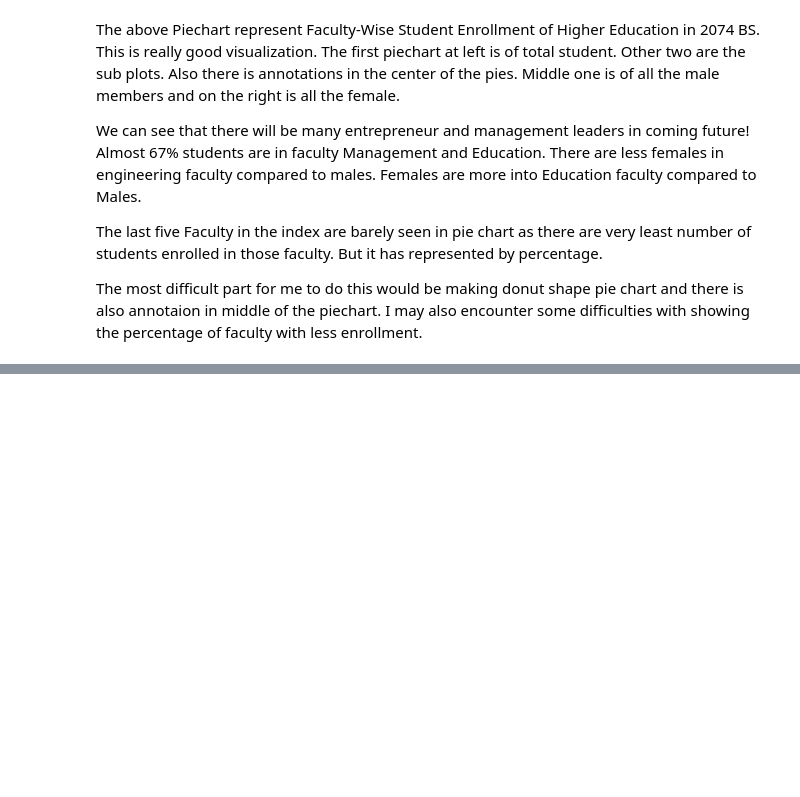
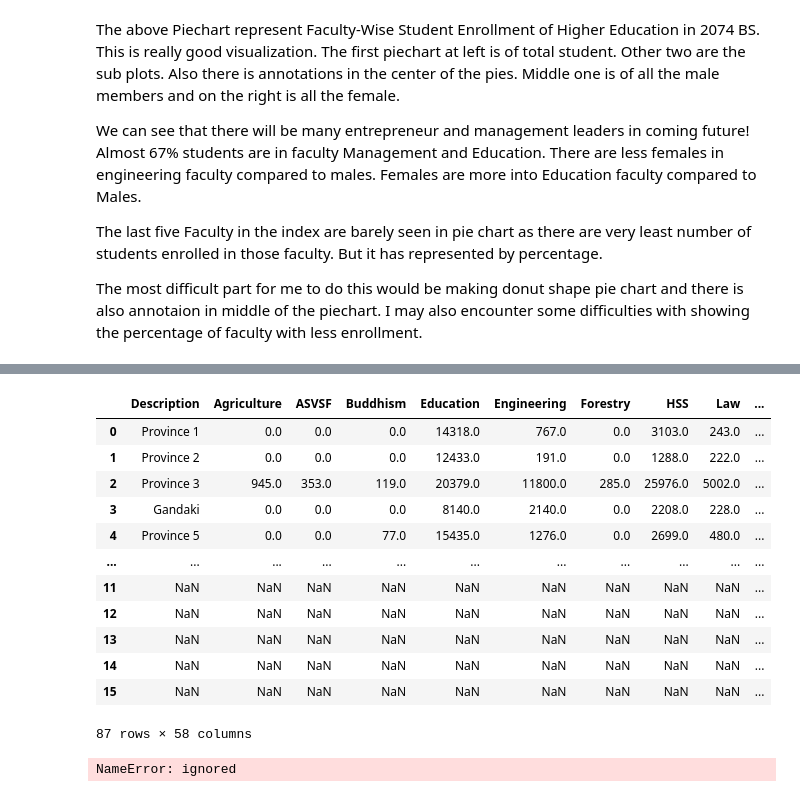
Before and after one commit to bidhan7/Data-Processing-Visualization-, a Jupyter notebook: Recreating_Masters_Proposal.ipynb, the cells around one changed output, grey strips where cells are left out. Drawn from its saved outputs; the diff is of its cells as text; code cells hidden in the pictures; blank space fills up the shorter version.

```diff
--- a/Recreating_Masters_Proposal.ipynb
+++ b/Recreating_Masters_Proposal.ipynb
@@ -23,0 +42,50 @@ The most difficult part for me to do this would be making donut shape pie chart
+# %%
+df1 = pd.concat(map(pd.read_csv, ['Faculty Wise Total Student Enrollment in Higher Education by Province in 207485.csv','Province -Wise TotalStudent Enrollment by Levelin 2074 BS.csv', 'Province-Wise Student Enrollment of Higher Education by Level in 2074 BS.csv','Share Percentage of Total Student Enrollment in School Education by Province in 2074 BS.csv','Total Number of Faculties of Higher Education by Province in 2074 BS.csv','Total Number of Universities and Campuses I Colleges by Province in 2074 BS.csv','University-Wise Student Enrollment of Higher Education by Levels in 2074 BS.csv','University-Wise Student Enrollment of Higher Education by Sex in 2074 BS.csv']))
+df1
+# %% [output]
+|  | Description | Agriculture | ASVSF | Buddhism | Education | Engineering | Forestry | HSS | Law | ... |
+| 0 | Province 1 | 0.0 | 0.0 | 0.0 | 14318.0 | 767.0 | 0.0 | 3103.0 | 243.0 | ... |
+| 1 | Province 2 | 0.0 | 0.0 | 0.0 | 12433.0 | 191.0 | 0.0 | 1288.0 | 222.0 | ... |
+| 2 | Province 3 | 945.0 | 353.0 | 119.0 | 20379.0 | 11800.0 | 285.0 | 25976.0 | 5002.0 | ... |
+| 3 | Gandaki | 0.0 | 0.0 | 0.0 | 8140.0 | 2140.0 | 0.0 | 2208.0 | 228.0 | ... |
+| 4 | Province 5 | 0.0 | 0.0 | 77.0 | 15435.0 | 1276.0 | 0.0 | 2699.0 | 480.0 | ... |
+| ... | ... | ... | ... | ... | ... | ... | ... | ... | ... | ... |
+| 11 | NaN | NaN | NaN | NaN | NaN | NaN | NaN | NaN | NaN | ... |
+| 12 | NaN | NaN | NaN | NaN | NaN | NaN | NaN | NaN | NaN | ... |
+| 13 | NaN | NaN | NaN | NaN | NaN | NaN | NaN | NaN | NaN | ... |
+| 14 | NaN | NaN | NaN | NaN | NaN | NaN | NaN | NaN | NaN | ... |
+| 15 | NaN | NaN | NaN | NaN | NaN | NaN | NaN | NaN | NaN | ... |
+87 rows × 58 columns
+# %%
+
+labels = Faculty_wise['Faculties'].tolist()
+
+values1 = Faculty_wise['Total'].tolist()
+values2 = Faculty_wise['Male'].tolist()
+values3 = Faculty_wise['Female'].tolist()
+
+
+# Create subplots: use 'domain' type for Pie subplot
+fig = make_subplots(rows=1, cols=3, specs=[[{'type':'domain'}, {'type':'domain'},{'type':'domain'}]])
+
+fig.add_trace(go.Pie(labels=labels, values=values1, name="Totals Students"),
+              1, 1)
+fig.add_trace(go.Pie(labels=labels, values=values2, name="Boys"),
+              1, 2)
+fig.add_trace(go.Pie(labels=labels, values=values3, name="Girls"),
+              1, 3)
+
+# Use `hole` to create a donut-like pie chart
+fig.update_traces(hole=.4, hoverinfo="label+percent+name")
+
+fig.update_layout(
+    autosize=True,
+    width=1500,
+    title_text="Faculty wise student Enrollment",
+    # Add annotations in the center of the donut pies.
+    annotations=[dict(text='Total Students', x=0.11, y=0.5, font_size=13, showarrow=False),
+                 dict(text='Male', x=0.501, y=0.5, font_size=13, showarrow=False),
+                dict(text='Female', x=0.88, y=0.5, font_size=13, showarrow=False)])
+fig.show()
+# %% [output]
+NameError: ignored
```
Also changed, not shown: parts of 4 cells of this notebook.
